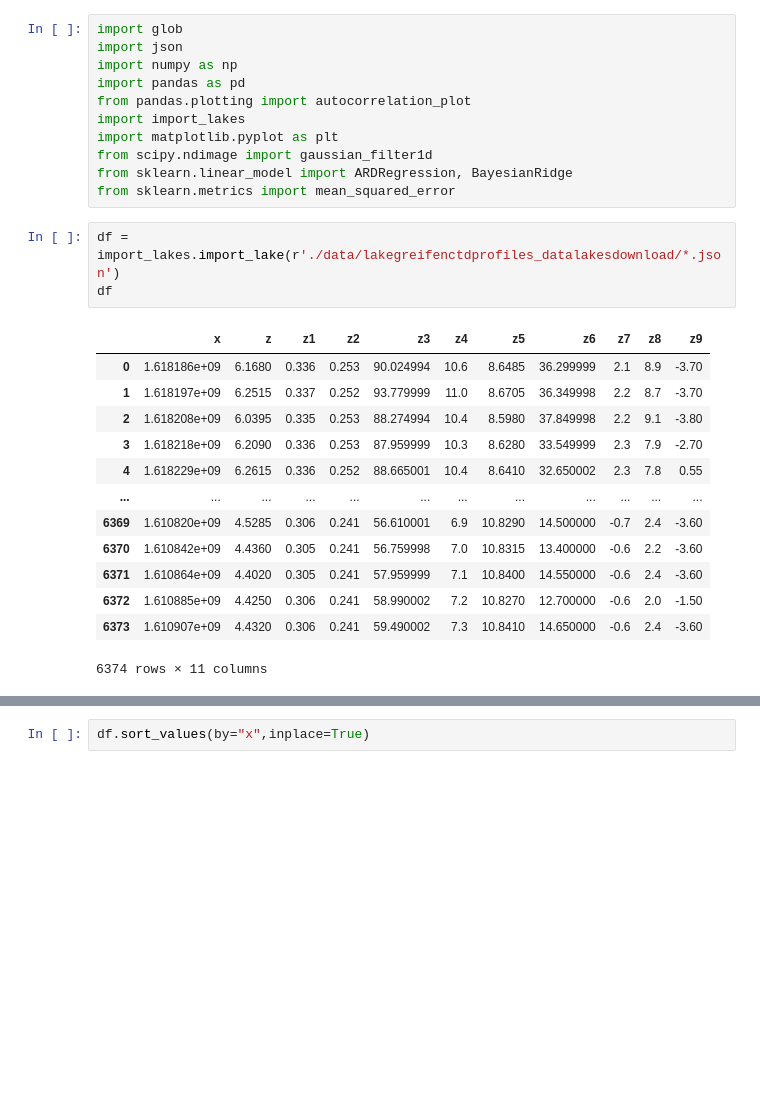
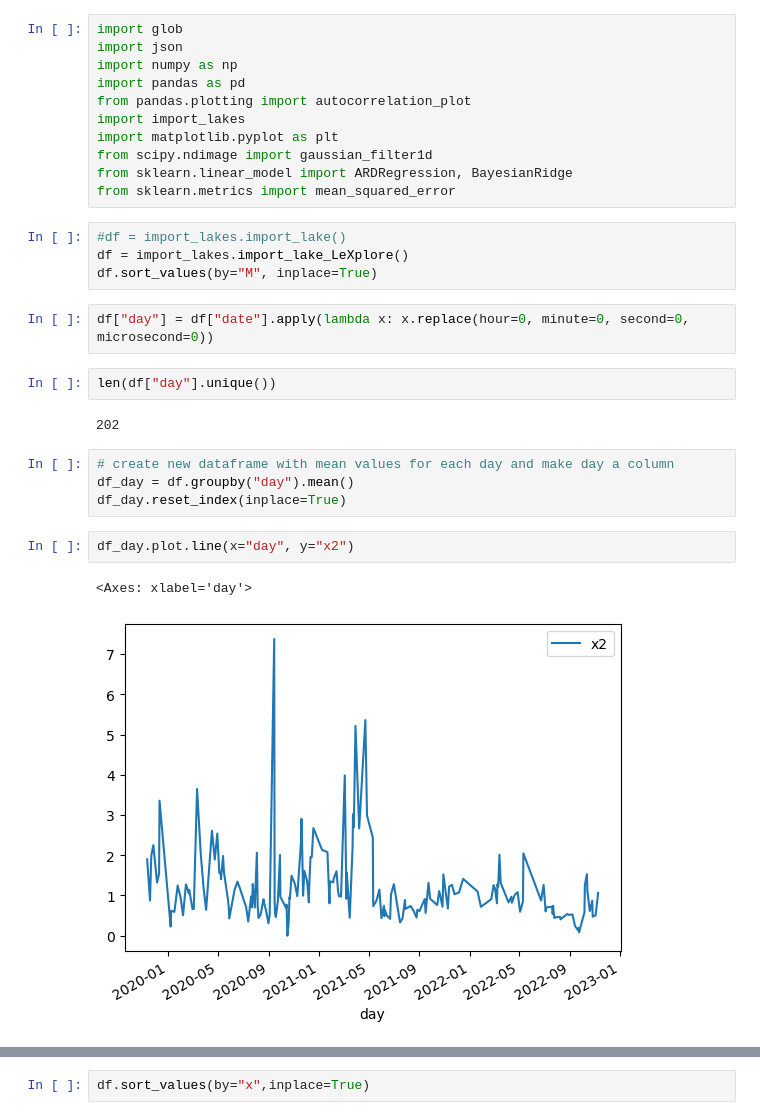
Before and after one commit to MTLehner/DSTSES_DataLakes, a Jupyter notebook: mtl_test_003.ipynb, the cells around one changed output, grey strips where cells are left out. Drawn from its saved outputs; the diff is of its cells as text; blank space fills up the shorter version.

Commit message:
added lacleman data

```diff
--- a/mtl_test_003.ipynb
+++ b/mtl_test_003.ipynb
@@ -11,20 +11,22 @@ import matplotlib.pyplot as plt
 from scipy.ndimage import gaussian_filter1d
 from sklearn.linear_model import ARDRegression, BayesianRidge
 from sklearn.metrics import mean_squared_error
-# %%
-df = import_lakes.import_lake(r'./data/lakegreifenctdprofiles_datalakesdownload/*.json')
-df
-# %% [output]
-|  | x | z | z1 | z2 | z3 | z4 | z5 | z6 | z7 | z8 | z9 |
-| 0 | 1.618186e+09 | 6.1680 | 0.336 | 0.253 | 90.024994 | 10.6 | 8.6485 | 36.299999 | 2.1 | 8.9 | -3.70 |
-| 1 | 1.618197e+09 | 6.2515 | 0.337 | 0.252 | 93.779999 | 11.0 | 8.6705 | 36.349998 | 2.2 | 8.7 | -3.70 |
-| 2 | 1.618208e+09 | 6.0395 | 0.335 | 0.253 | 88.274994 | 10.4 | 8.5980 | 37.849998 | 2.2 | 9.1 | -3.80 |
-| 3 | 1.618218e+09 | 6.2090 | 0.336 | 0.253 | 87.959999 | 10.3 | 8.6280 | 33.549999 | 2.3 | 7.9 | -2.70 |
-| 4 | 1.618229e+09 | 6.2615 | 0.336 | 0.252 | 88.665001 | 10.4 | 8.6410 | 32.650002 | 2.3 | 7.8 | 0.55 |
-| ... | ... | ... | ... | ... | ... | ... | ... | ... | ... | ... | ... |
-| 6369 | 1.610820e+09 | 4.5285 | 0.306 | 0.241 | 56.610001 | 6.9 | 10.8290 | 14.500000 | -0.7 | 2.4 | -3.60 |
-| 6370 | 1.610842e+09 | 4.4360 | 0.305 | 0.241 | 56.759998 | 7.0 | 10.8315 | 13.400000 | -0.6 | 2.2 | -3.60 |
-| 6371 | 1.610864e+09 | 4.4020 | 0.305 | 0.241 | 57.959999 | 7.1 | 10.8400 | 14.550000 | -0.6 | 2.4 | -3.60 |
-| 6372 | 1.610885e+09 | 4.4250 | 0.306 | 0.241 | 58.990002 | 7.2 | 10.8270 | 12.700000 | -0.6 | 2.0 | -1.50 |
-| 6373 | 1.610907e+09 | 4.4320 | 0.306 | 0.241 | 59.490002 | 7.3 | 10.8410 | 14.650000 | -0.6 | 2.4 | -3.60 |
-6374 rows × 11 columns
+# %%
+#df = import_lakes.import_lake()
+df = import_lakes.import_lake_LeXplore()
+df.sort_values(by="M", inplace=True)
+# %%
+df["day"] = df["date"].apply(lambda x: x.replace(hour=0, minute=0, second=0, microsecond=0))
+# %%
+len(df["day"].unique())
+# %% [output]
+202
+# %%
+# create new dataframe with mean values for each day and make day a column
+df_day = df.groupby("day").mean()
+df_day.reset_index(inplace=True)
+# %%
+df_day.plot.line(x="day", y="x2")
+# %% [output]
+<Axes: xlabel='day'>
+[figure, added]
```
Also changed, not shown: parts of 2 cells of this notebook, 1 other file.
